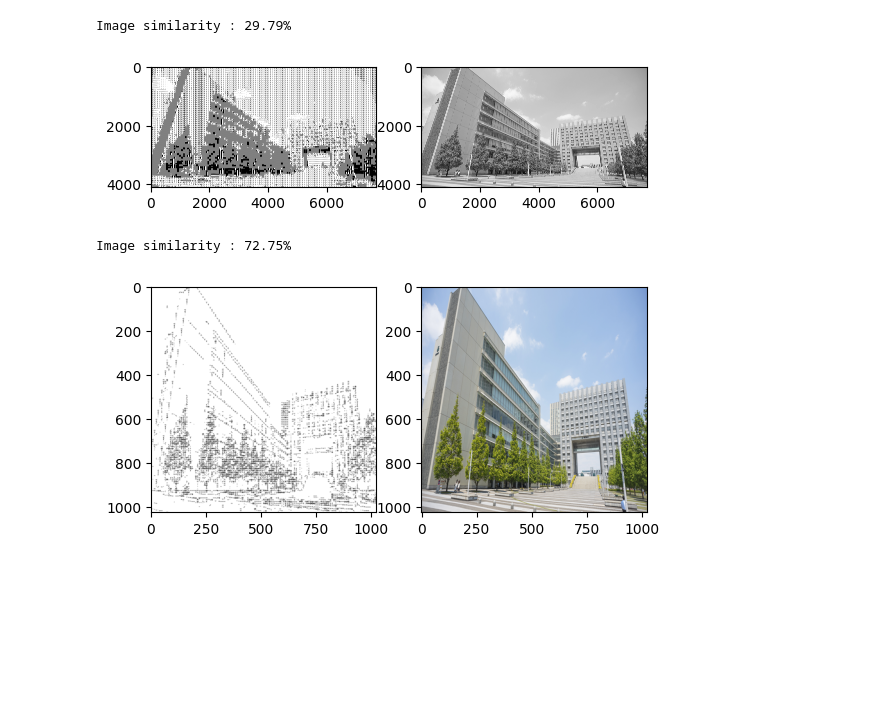
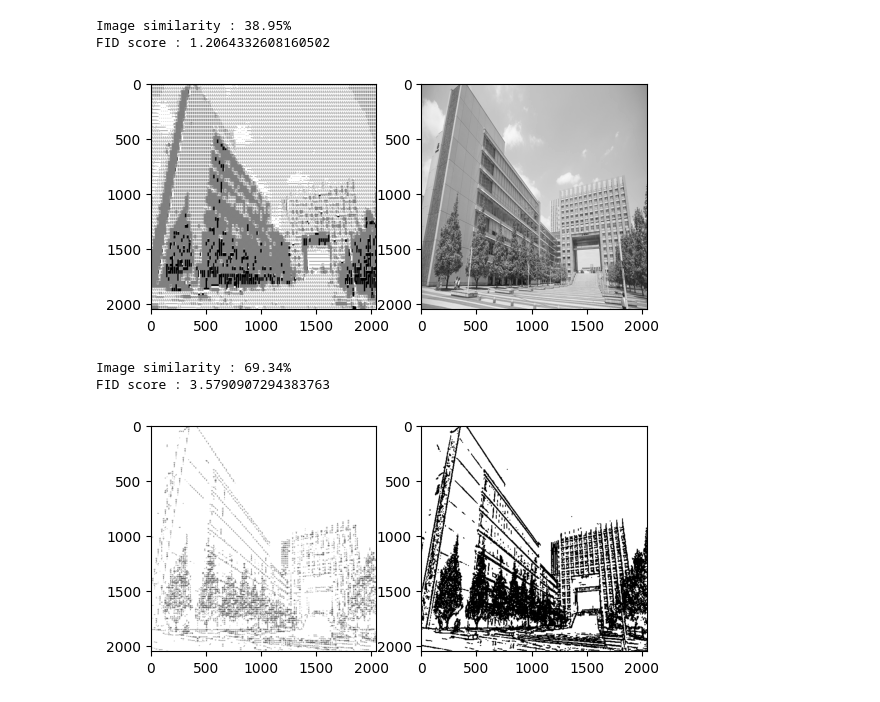
Before and after one commit to Pasapeb-cell/Ascii-Evaluation, a Jupyter notebook: train.ipynb, the cells around one changed output. Drawn from its saved outputs; the diff is of its cells as text; code cells hidden in the pictures; blank space fills up the shorter version.

```diff
--- a/train.ipynb
+++ b/train.ipynb
@@ -28,6 +28,13 @@ import torch
 from SketchKeras.sketch_model import SketchKeras
 import Utils.sketchkeras as SK
 import Utils.Predict as P
+from pytorch_fid import fid_score
 
 PATCH_SIZE = 64
+
+image = Image.open("sit_toyosu.png").resize((2048, 2048))
+sketch = Image.open("sketch.png").resize((2048, 2048))
+ascii_lines = Image.open("output.png").resize((2048, 2048))
+bw = Image.open("sit_toyosu.png").convert("L").resize((2048, 2048))
+tone = Image.open("converted_sit_toyosu.png").resize((2048, 2048))
 # %%
@@ -69,7 +75,7 @@ def generateScore(image1, image2):
     score = round(float(cos_scores[0][0])*100, 2)
     return score
 # %%
-def extract_patches(image, n, m):
+def extract_patches(image, n, m, filename=None):
     patches = []
     image = np.array(image)
     height, width = image.shape[:2]
@@ -84,4 +90,9 @@ def extract_patches(image, n, m):
             patches.append(patch)
     images_width = images_width//images_height
 
+    if filename:
+        os.makedirs(filename, exist_ok=True)
+        for i, patch in enumerate(patches):
+            cv2.imwrite(f"{filename}/{filename}_{i}.png", patch)
+
     return np.array([patch for patch in patches]), images_width, images_height
@@ -97,9 +105,9 @@ scores = []
 for ascii_img, sketch_img in zip(ascii_imgs, sketch_imgs):
     scores.append(generateScore(ascii_img, sketch_img))
 # %%
-big = Image.open('sit_toyosu.png').convert("L").resize((7680,4096))
-tone_imgs, _, _ = extract_patches(Image.open('converted_sit_toyosu.png'), PATCH_SIZE*8, PATCH_SIZE*8)
-normal_imgs, _, _ = extract_patches(big, PATCH_SIZE*8, PATCH_SIZE*8)
+big = Image.open('sit_toyosu.png').convert("L").resize((2048,2048))
+tone_imgs, _, _ = extract_patches(tone, PATCH_SIZE, PATCH_SIZE, filename="tone_patches")
+normal_imgs, _, _ = extract_patches(big, PATCH_SIZE, PATCH_SIZE, filename="bw_patches")
 # %%
 scores_tone = []
 for tone_img, normal_img in zip(tone_imgs, normal_imgs):
@@ -159,11 +169,13 @@ Image 479 : 24.25%
 # %%
 image_mean = np.array(scores_tone).mean()
 print(f'Image similarity : {(image_mean):.2f}%')
+print(f'FID score : {FID_score}')
 plt.subplot(1, 2, 1)
-plt.imshow(Image.open("converted_sit_toyosu.png"), cmap='gray')
+plt.imshow(Image.open("converted_sit_toyosu.png").resize((2048,2048)), cmap='gray')
 plt.subplot(1, 2, 2)
 plt.imshow(big, cmap='gray')
 plt.show()
 # %% [output]
-Image similarity : 29.79%
+Image similarity : 38.95%
+FID score : 1.2064332608160502
-[figure, old version]
+[figure, new version]
@@ -170,11 +184,13 @@ Image similarity : 29.79%
 # %%
 image_mean = np.array(scores).mean()
 print(f'Image similarity : {(image_mean):.2f}%')
+print(f'FID score : {FID_score_tone}')
 plt.subplot(1, 2, 1)
-plt.imshow(Image.open("output.png"), cmap='gray')
+plt.imshow(Image.open("output.png").resize((2048,2048)), cmap='gray')
 plt.subplot(1, 2, 2)
-plt.imshow(image)
+plt.imshow(sketch, cmap='gray')
 plt.show()
 # %% [output]
-Image similarity : 72.75%
+Image similarity : 69.34%
+FID score : 3.5790907294383763
-[figure, old version]
+[figure, new version]
```
Also changed, not shown: parts of 7 cells of this notebook, 1 other file.
